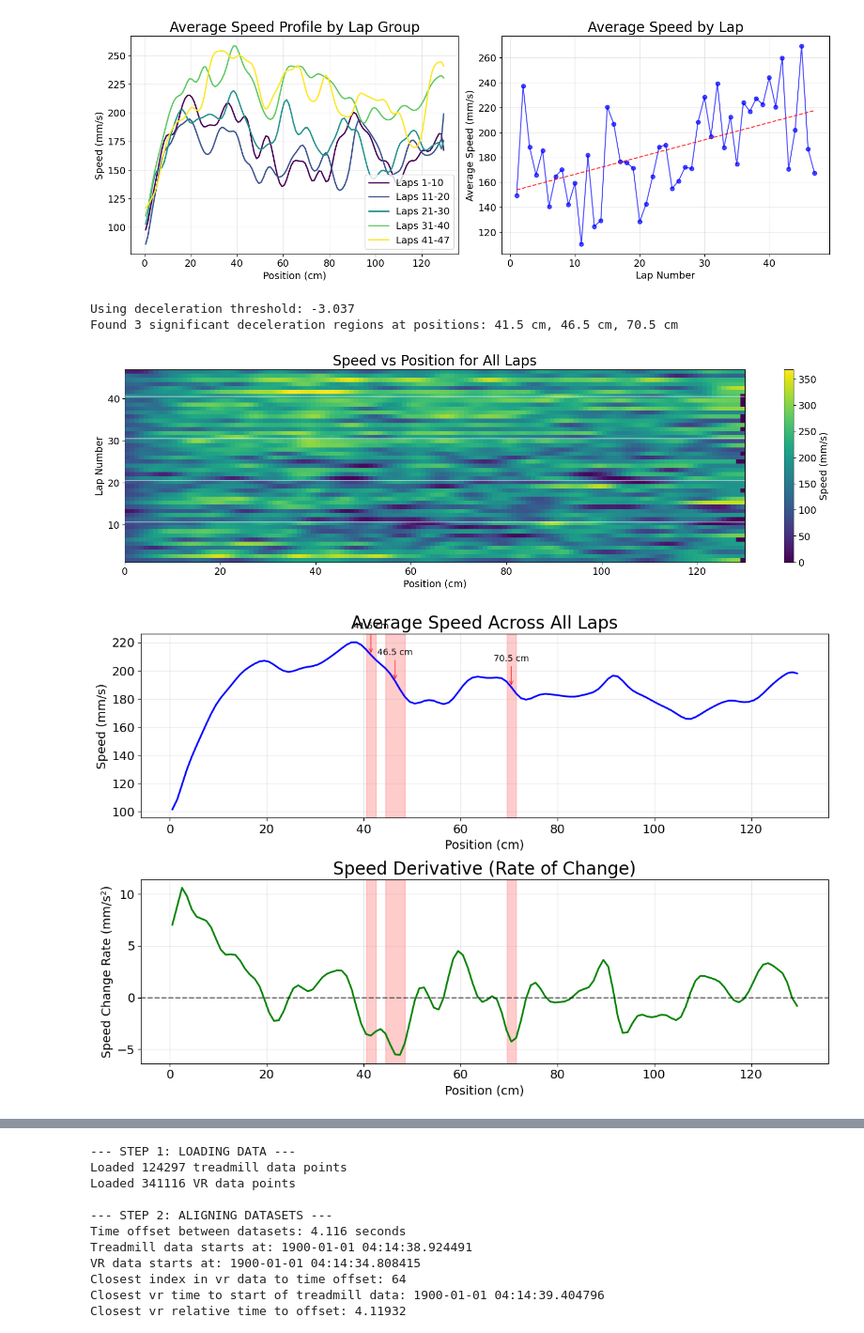
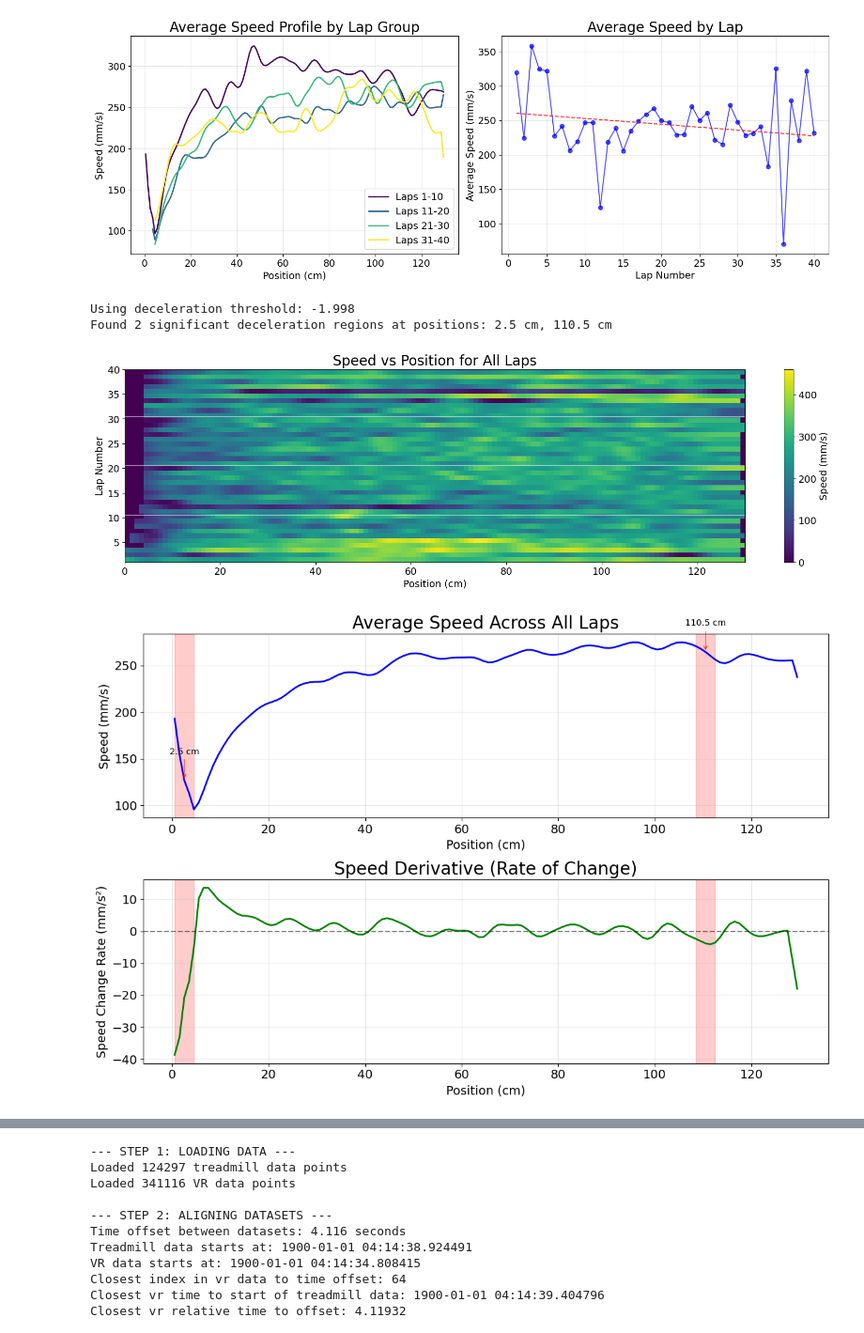
Before and after one commit to jasmineyeo/V1_SpatialModulation, a Jupyter notebook: SpatialModulation_notebook/SpeedAnalysis_DuringTraversal.ipynb, the cells around one changed output, grey strips where cells are left out. Shown at 94% size. Drawn from its saved outputs; the diff is of its cells as text; code cells hidden in the pictures.

```diff
--- a/SpatialModulation_notebook/SpeedAnalysis_DuringTraversal.ipynb
+++ b/SpatialModulation_notebook/SpeedAnalysis_DuringTraversal.ipynb
@@ -920,6 +920,7 @@ def run_comprehensive_analysis(treadmill_file_path, VRlog_path):
 # # JSY040, BBBB
 # VRlog_path = r"D:\V1_SpatialModulation\V1_SpatialMod_VRLog\VRlog_JSY038_04272025_03-38-36.txt"
 # treadmill_file_path = r"D:\V1_SpatialModulation\V1_SpatialMod_VRLog\TMlog_04272025_03-38-36.txt"
+
 
 # # JSY041, BBBB with dividers
 # VRlog_path = r"D:\V1_SpatialModulation\V1_SpatialMod_VRLog\VRlog_JSY038_05112025_04-41-37.txt"
@@ -949,16 +950,73 @@ def run_comprehensive_analysis(treadmill_file_path, VRlog_path):
 # VRlog_path = r"D:\V1_SpatialModulation\V1_SpatialMod_VRLog\VRlog_JSY038_06122025_07-47-34.txt"
 # treadmill_file_path = r"D:\V1_SpatialModulation\V1_SpatialMod_VRLog\TMlog_06122025_07-47-34.txt"
 
-# # # JSY042, miniwalls without landmarks, L2/3, day 5
+# # JSY042, miniwalls without landmarks, L2/3, day 5
 # VRlog_path = r"D:\V1_SpatialModulation\V1_SpatialMod_VRLog\VRlog_JSY038_06142025_05-01-47.txt"
 # treadmill_file_path = r"D:\V1_SpatialModulation\V1_SpatialMod_VRLog\TMlog_06142025_05-01-47.txt"
 
 
-# # JSY041_miniwalls without landmarks, prism, training - 1
-VRlog_path = r"D:\V1_SpatialModulation\V1_SpatialMod_VRLog\VRlog_JSY038_06152025_04-51-37.txt"
-treadmill_file_path = r"D:\V1_SpatialModulation\V1_SpatialMod_VRLog\TMlog_06152025_04-51-37.txt"
+# # # # JSY041_miniwalls without landmarks, prism, training - 1
+# VRlog_path = r"D:\V1_SpatialModulation\V1_SpatialMod_VRLog\VRlog_JSY038_06152025_04-51-37.txt"
+# treadmill_file_path = r"D:\V1_SpatialModulation\V1_SpatialMod_VRLog\TMlog_06152025_04-51-37.txt"
+
+ # # day 1, 0906
+# vr_filepath = r"D:\V1_SpatialModulation\V1_SpatialMod_VRLog\VRlog_JSY038_09062025_01-50-45.txt"
+# treadmill_file_path = r"D:\V1_SpatialModulation\V1_SpatialMod_VRLog\TMlog_09062025_01-50-45.txt"
+
+# vr_filepath = r"D:\V1_SpatialModulation\V1_SpatialMod_VRLog\VRlog_JSY038_09062025_02-09-47.txt"
+# treadmill_file_path = r"D:\V1_SpatialModulation\V1_SpatialMod_VRLog\TMlog_09062025_02-09-47.txt"
+
+# # day 2, 0907
+# vr_filepath = r"D:\V1_SpatialModulation\V1_SpatialMod_VRLog\VRlog_JSY038_09072025_01-18-32.txt"
+# treadmill_file_path = r"D:\V1_SpatialModulation\V1_SpatialMod_VRLog\TMlog_09072025_01-18-32.txt"
+
+# vr_filepath = r"D:\V1_SpatialModulation\V1_SpatialMod_VRLog\VRlog_JSY038_09072025_01-39-00.txt"
+# treadmill_file_path = r"D:\V1_SpatialModulation\V1_SpatialMod_VRLog\TMlog_09072025_01-39-00.txt"
+
+# # day 3, 0908
+# vr_filepath = r"D:\V1_SpatialModulation\V1_SpatialMod_VRLog\VRlog_JSY038_09082025_04-02-31.txt"
+# treadmill_file_path = r"D:\V1_SpatialModulation\V1_SpatialMod_VRLog\TMlog_09082025_04-02-31.txt"
+
+# vr_filepath = r"D:\V1_SpatialModulation\V1_SpatialMod_VRLog\VRlog_JSY038_09082025_04-14-19.txt"
+# treadmill_file_path = r"D:\V1_SpatialModulation\V1_SpatialMod_VRLog\TMlog_09082025_04-14-19.txt"
+
+# vr_filepath = r"D:\V1_SpatialModulation\V1_SpatialMod_VRLog\VRlog_JSY038_09082025_04-27-09.txt"
+# treadmill_file_path = r"D:\V1_SpatialModulation\V1_SpatialMod_VRLog\TMlog_09082025_04-27-09.txt"
+
+# # day 4, 0909
+# vr_filepath = r"D:\V1_SpatialModulation\V1_SpatialMod_VRLog\VRlog_JSY038_09092025_01-15-55.txt"
+# treadmill_file_path = r"D:\V1_SpatialModulation\V1_SpatialMod_VRLog\TMlog_09092025_01-15-55.txt"
+
+# vr_filepath = r"D:\V1_SpatialModulation\V1_SpatialMod_VRLog\VRlog_JSY038_09092025_01-29-34.txt"
+# treadmill_file_path = r"D:\V1_SpatialModulation\V1_SpatialMod_VRLog\TMlog_09092025_01-29-34.txt"
+
+# # # # day 5, 0910
+# vr_filepath = r"D:\V1_SpatialModulation\V1_SpatialMod_VRLog\VRlog_JSY038_09102025_02-14-21.txt"
+# treadmill_file_path = r"D:\V1_SpatialModulation\V1_SpatialMod_VRLog\TMlog_09102025_02-14-21.txt"
+
+
+# # day 6, 0911
+# vr_filepath = r"D:\V1_SpatialModulation\V1_SpatialMod_VRLog\VRlog_JSY038_09112025_02-48-03.txt"
+# treadmill_file_path = r"D:\V1_SpatialModulation\V1_SpatialMod_VRLog\TMlog_09112025_02-48-03.txt"
+
+# vr_filepath = r"D:\V1_SpatialModulation\V1_SpatialMod_VRLog\VRlog_JSY038_09112025_03-10-04.txt"
+# treadmill_file_path = r"D:\V1_SpatialModulation\V1_SpatialMod_VRLog\TMlog_09112025_03-10-04.txt"
+
+# vr_filepath = r"D:\V1_SpatialModulation\V1_SpatialMod_VRLog\VRlog_JSY038_09112025_03-22-48.txt"
+# treadmill_file_path = r"D:\V1_SpatialModulation\V1_SpatialMod_VRLog\TMlog_09112025_03-22-48.txt"
+
+# # # day 7, 0912
+# vr_filepath = r"D:\V1_SpatialModulation\V1_SpatialMod_VRLog\VRlog_JSY038_09122025_01-57-03.txt"
+# treadmill_file_path = r"D:\V1_SpatialModulation\V1_SpatialMod_VRLog\TMlog_09122025_01-57-03.txt"
+
+# vr_filepath = r"D:\V1_SpatialModulation\V1_SpatialMod_VRLog\VRlog_JSY038_09122025_02-11-23.txt"
+# treadmill_file_path = r"D:\V1_SpatialModulation\V1_SpatialMod_VRLog\TMlog_09122025_02-11-23.txt"
+
+vr_filepath = r"D:\V1_SpatialModulation\V1_SpatialMod_VRLog\VRlog_JSY038_09122025_02-27-27.txt"
+treadmill_file_path = r"D:\V1_SpatialModulation\V1_SpatialMod_VRLog\TMlog_09122025_02-27-27.txt"
 
 # Run the comprehensive analysis
-results = run_comprehensive_analysis(treadmill_file_path, VRlog_path)
+results = run_comprehensive_analysis(treadmill_file_path, vr_filepath)
+# results = run_comprehensive_analysis(treadmill_file_path, VRlog_path)
 # %% [output]
 --- STEP 1: LOADING DATA ---
@@ -982,9 +1040,9 @@ Converting VR locations to cm using single_lap_treadmill = 130.00 cm
 Completed spatial discretization with 130 bins and smoothing (sigma=2)
 
 --- STEP 6: ANALYZING SPEED PATTERNS ACROSS LINEAR CORRIDOR ---
-[figure, old version]
+[figure, new version]
-Using deceleration threshold: -3.037
-Found 3 significant deceleration regions at positions: 41.5 cm, 46.5 cm, 70.5 cm
+Using deceleration threshold: -1.998
+Found 2 significant deceleration regions at positions: 2.5 cm, 110.5 cm
-[figure, old version]
+[figure, new version]
-[figure, old version]
+[figure, new version]
 --- ANALYSIS SUMMARY ---
```
Also changed, not shown: parts of 1 cell of this notebook, 4 other files.
